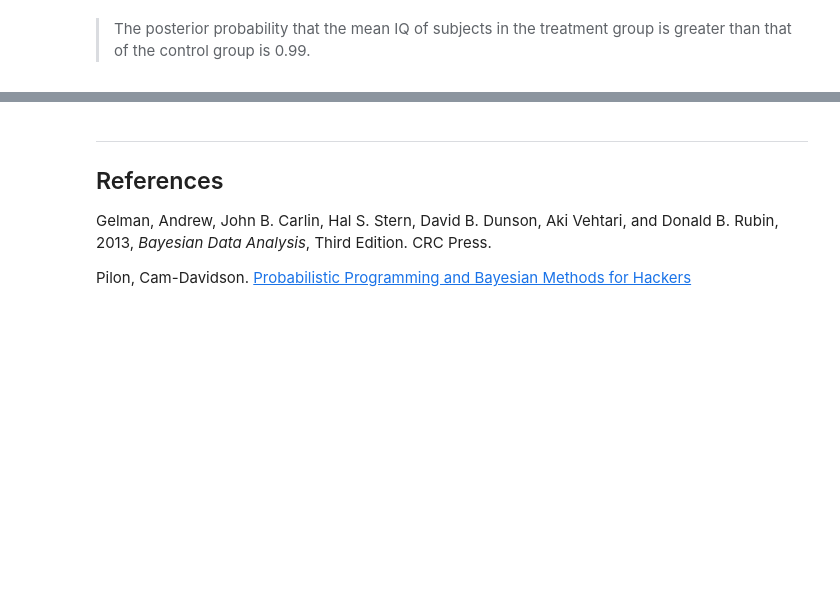
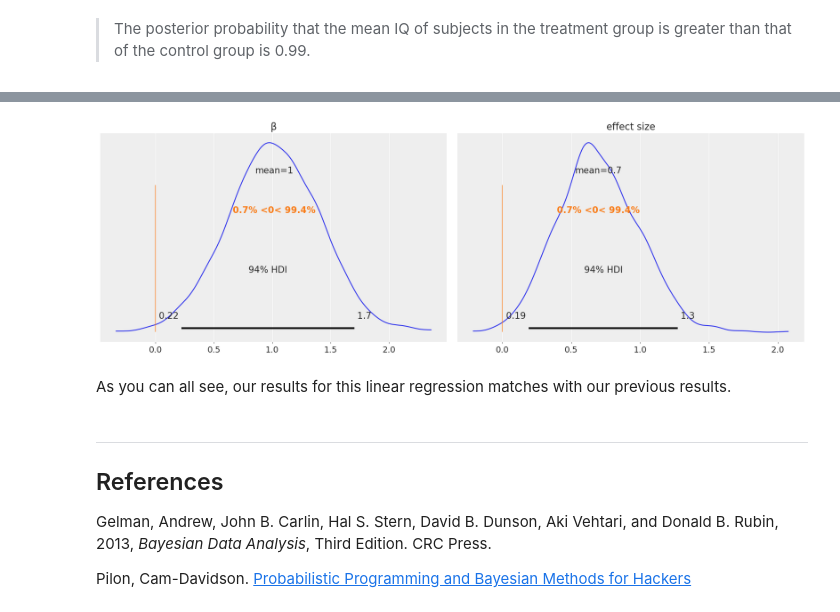
Before and after one commit to pymc-labs/roche-workshop, a Jupyter notebook: notebooks/Section1_Basic_Bayes.ipynb, the cells around one changed output, grey strips where cells are left out. Cells and saved outputs as stored; diff of their text form; code cells hidden in the pictures; blank space fills up the shorter version.

```diff
--- a/notebooks/Section1_Basic_Bayes.ipynb
+++ b/notebooks/Section1_Basic_Bayes.ipynb
@@ -363,3 +421,11 @@ az.plot_posterior(
+# %%
+az.plot_posterior(
+    linear_regression_trace, var_names=["β", "effect size"], ref_val=0
+);
+# %% [output]
+[figure, added]
+# %% [markdown]
+As you can all see, our results for this linear regression matches with our previous results.
 # %% [markdown]
 ---
 
```
Also changed, not shown: parts of 9 cells of this notebook.
